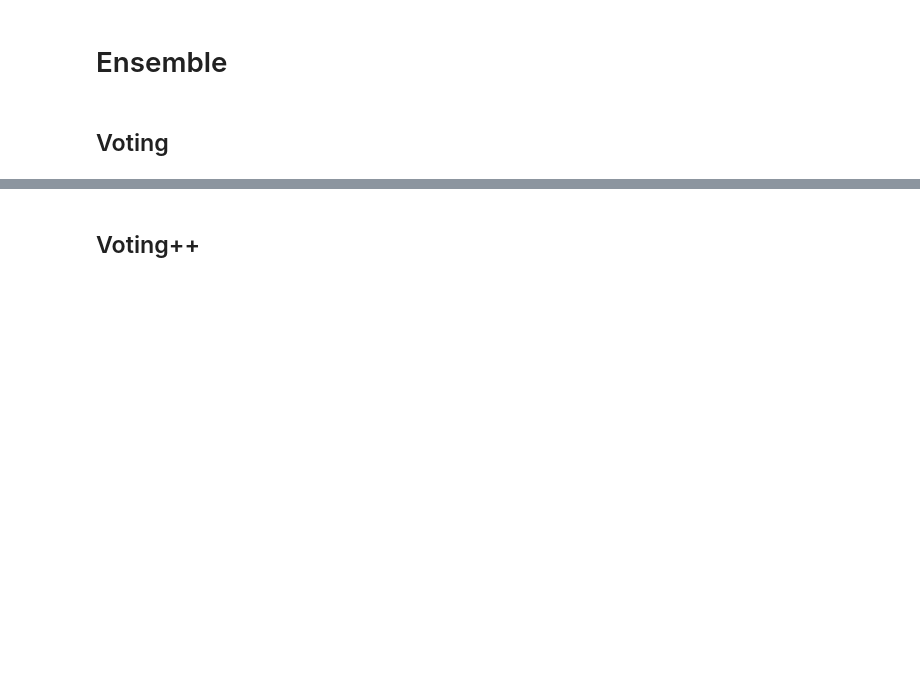
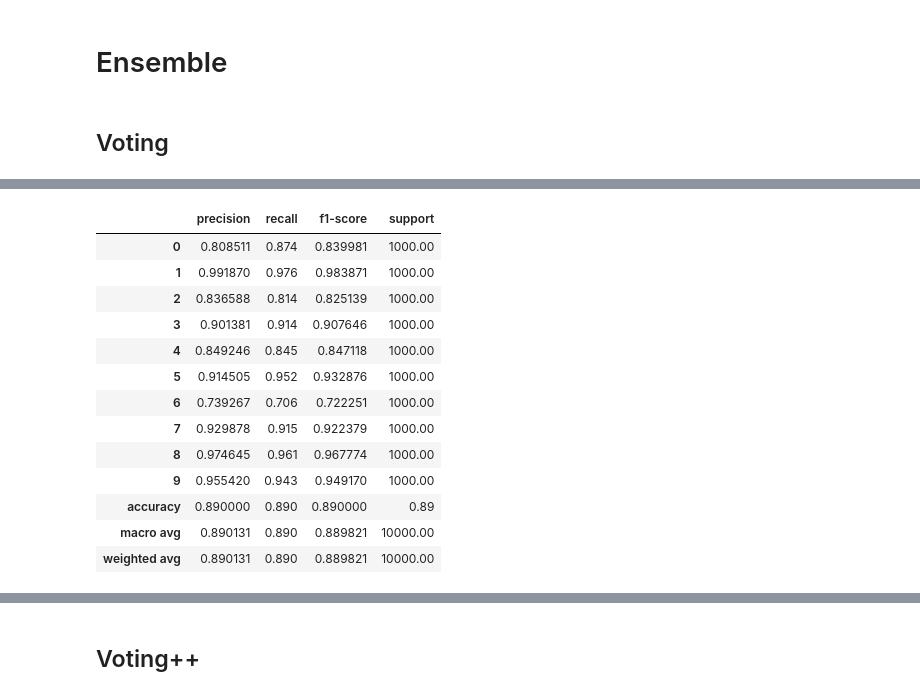
Before and after one commit to kexinz8/fashionMNIST, a Jupyter notebook: stat542_proj_no_preprocess.ipynb, the cells around one changed output, grey strips where cells are left out. Saved outputs shown, nothing was run; the diff lists cells and outputs as text; code cells hidden in the pictures; blank space fills up the shorter version.

```diff
--- a/stat542_proj_no_preprocess.ipynb
+++ b/stat542_proj_no_preprocess.ipynb
@@ -134,0 +196,4 @@ accuracy_score(test_labels, ypred)
+# %%
+expected_y  = test_labels
+predicted_y = ypred
+print(metrics.classification_report(expected_y, predicted_y))
@@ -134,0 +217,18 @@ accuracy_score(test_labels, ypred)
+# %%
+report = metrics.classification_report(expected_y, predicted_y, output_dict=True)
+pd.DataFrame(report).transpose()
+# %% [output]
+|  | precision | recall | f1-score | support |
+| 0 | 0.808511 | 0.874 | 0.839981 | 1000.00 |
+| 1 | 0.991870 | 0.976 | 0.983871 | 1000.00 |
+| 2 | 0.836588 | 0.814 | 0.825139 | 1000.00 |
+| 3 | 0.901381 | 0.914 | 0.907646 | 1000.00 |
+| 4 | 0.849246 | 0.845 | 0.847118 | 1000.00 |
+| 5 | 0.914505 | 0.952 | 0.932876 | 1000.00 |
+| 6 | 0.739267 | 0.706 | 0.722251 | 1000.00 |
+| 7 | 0.929878 | 0.915 | 0.922379 | 1000.00 |
+| 8 | 0.974645 | 0.961 | 0.967774 | 1000.00 |
+| 9 | 0.955420 | 0.943 | 0.949170 | 1000.00 |
+| accuracy | 0.890000 | 0.890 | 0.890000 | 0.89 |
+| macro avg | 0.890131 | 0.890 | 0.889821 | 10000.00 |
+| weighted avg | 0.890131 | 0.890 | 0.889821 | 10000.00 |
```
Also changed, not shown: parts of 18 cells of this notebook.
